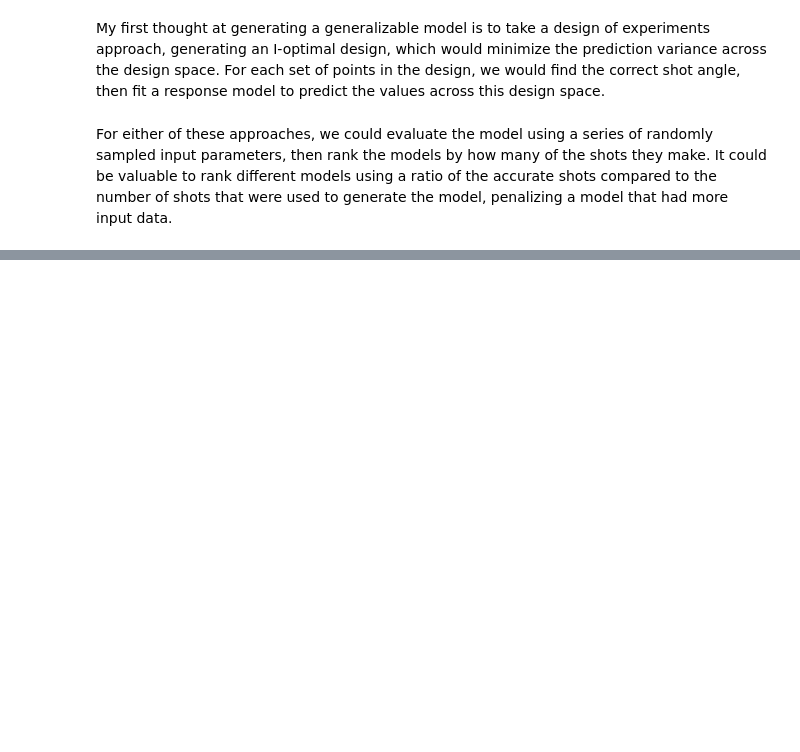
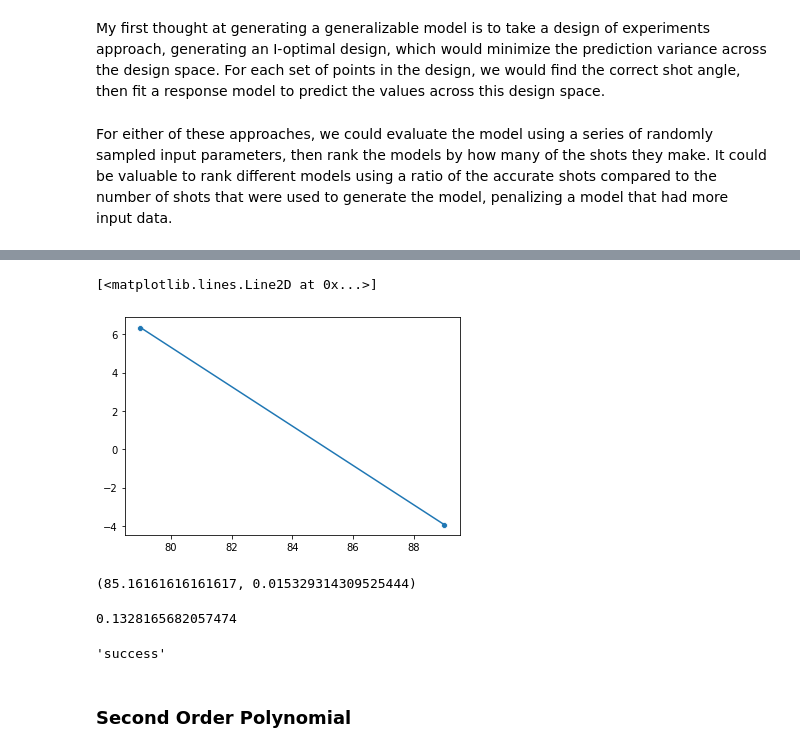
Before and after one commit to StevenCHowell/bball_cannon, a Jupyter notebook: BBall Cannon.ipynb, the cells around one changed output, grey strips where cells are left out. Saved outputs shown, nothing was run; the diff lists cells and outputs as text; code cells hidden in the pictures; blank space fills up the shorter version.

```diff
--- a/BBall Cannon.ipynb
+++ b/BBall Cannon.ipynb
@@ -544,0 +561,27 @@ For either of these approaches, we could evaluate the model using a series of ra
+# %%
+p1 = np.poly1d(np.polyfit(angles, delta_x, 1))
+# %%
+a = np.linspace(min(angles), max(angles), 100)
+dx = p1(a)
+# %%
+_ = sns.scatterplot(angles, delta_x)
+_.plot(a, dx)
+# %% [output]
+[<matplotlib.lines.Line2D at 0x...>]
+[figure, added]
+# %%
+i_min = np.argmin(np.abs(dx))
+best_angle = a[i_min]
+best_angle, dx[i_min]
+# %% [output]
+(85.16161616161617, 0.015329314309525444)
+# %%
+c1.fire(best_angle)
+# %% [output]
+0.1328165682057474
+# %%
+c1.result
+# %% [output]
+'success'
+# %% [markdown]
+### Second Order Polynomial
```
Also changed, not shown: parts of 38 cells of this notebook.
